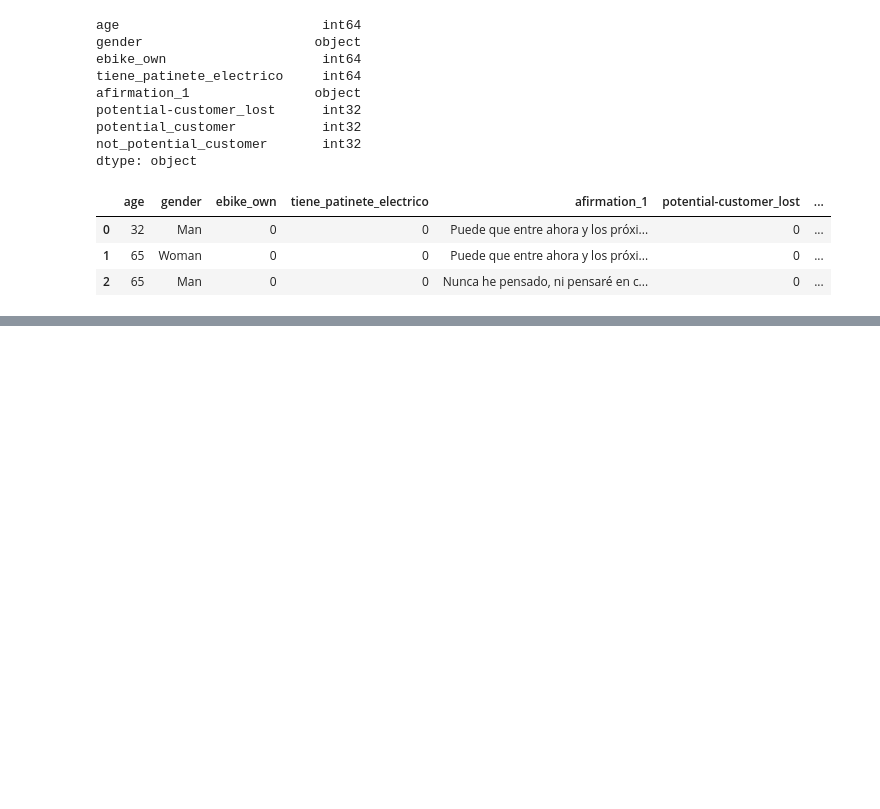
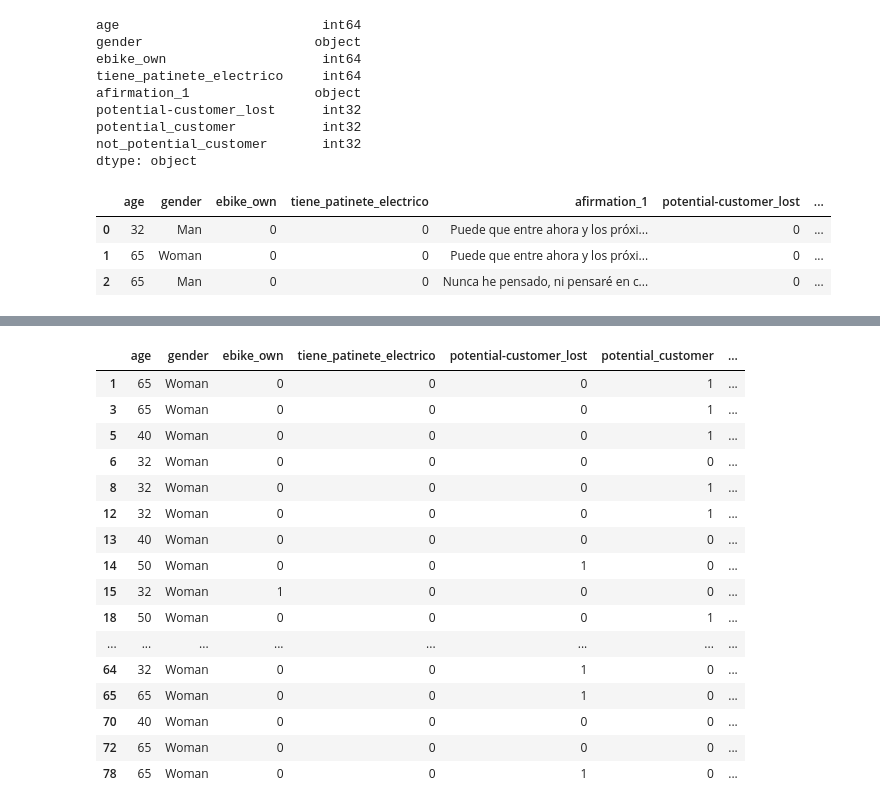
Before and after one commit to Auzmendi/project-6, a Jupyter notebook: descriptive.ipynb, the cells around one changed output, grey strips where cells are left out. Cells and saved outputs as stored; diff of their text form; code cells hidden in the pictures; blank space fills up the shorter version.

```diff
--- a/descriptive.ipynb
+++ b/descriptive.ipynb
@@ -114,0 +124,20 @@ potential_customers_df = descriptive_df[descriptive_df['potential_customer']==1]
+# %%
+descriptive_df[descriptive_df['gender']=='Woman']
+# %% [output]
+|  | age | gender | ebike_own | tiene_patinete_electrico | potential-customer_lost | potential_customer | ... |
+| 1 | 65 | Woman | 0 | 0 | 0 | 1 | ... |
+| 3 | 65 | Woman | 0 | 0 | 0 | 1 | ... |
+| 5 | 40 | Woman | 0 | 0 | 0 | 1 | ... |
+| 6 | 32 | Woman | 0 | 0 | 0 | 0 | ... |
+| 8 | 32 | Woman | 0 | 0 | 0 | 1 | ... |
+| 12 | 32 | Woman | 0 | 0 | 0 | 1 | ... |
+| 13 | 40 | Woman | 0 | 0 | 0 | 0 | ... |
+| 14 | 50 | Woman | 0 | 0 | 1 | 0 | ... |
+| 15 | 32 | Woman | 1 | 0 | 0 | 0 | ... |
+| 18 | 50 | Woman | 0 | 0 | 0 | 1 | ... |
+| ... | ... | ... | ... | ... | ... | ... | ... |
+| 64 | 32 | Woman | 0 | 0 | 1 | 0 | ... |
+| 65 | 65 | Woman | 0 | 0 | 1 | 0 | ... |
+| 70 | 40 | Woman | 0 | 0 | 0 | 0 | ... |
+| 72 | 65 | Woman | 0 | 0 | 0 | 0 | ... |
+| 78 | 65 | Woman | 0 | 0 | 1 | 0 | ... |
```
Also changed, not shown: parts of 14 cells of this notebook.
